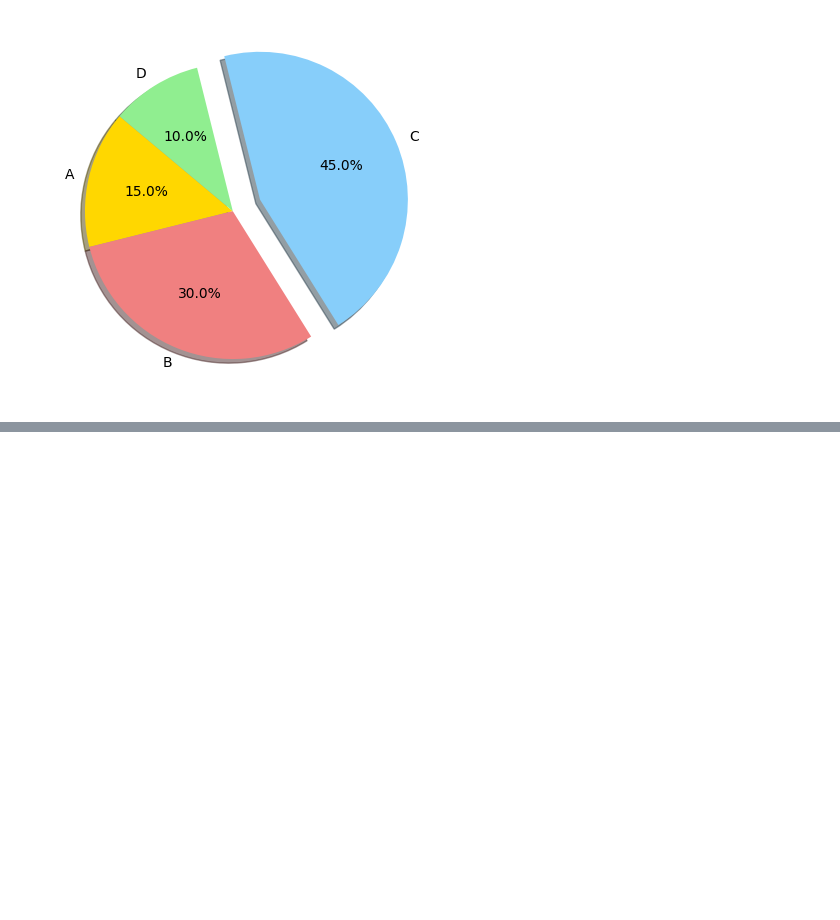
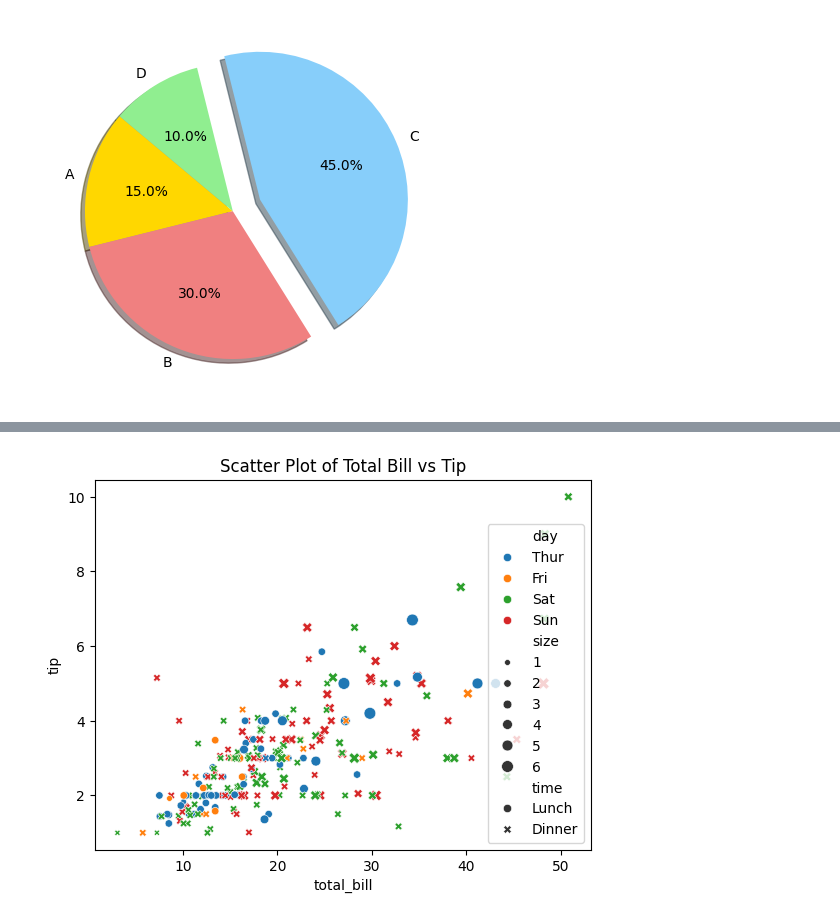
Before and after one commit to VaibhavBN17/Data_Aanalyst_Ex, a Jupyter notebook: Practices/matplotlib.ipynb, the cells around one changed output, grey strips where cells are left out. Cells and saved outputs as stored; diff of their text form; code cells hidden in the pictures; blank space fills up the shorter version.

```diff
--- a/Practices/matplotlib.ipynb
+++ b/Practices/matplotlib.ipynb
@@ -110,0 +119,4 @@ plt.pie(sizes, labels=labels, explode=explode, colors=colors, autopct='%1.1f%%',
+# %%
+# Basic Ploting with Seaborn
+tips = sns.load_dataset("tips") # tips dataset is built-in in seaborn
+tips
@@ -110,0 +137,8 @@ plt.pie(sizes, labels=labels, explode=explode, colors=colors, autopct='%1.1f%%',
+# %%
+# create a scatter plot
+import matplotlib.pyplot as plt
+sns.scatterplot(data=tips, x="total_bill", y="tip", hue="day", style="time", size="size")
+plt.title("Scatter Plot of Total Bill vs Tip")
+plt.show()
+# %% [output]
+[figure, added]
```
Also changed, not shown: parts of 14 cells of this notebook.
